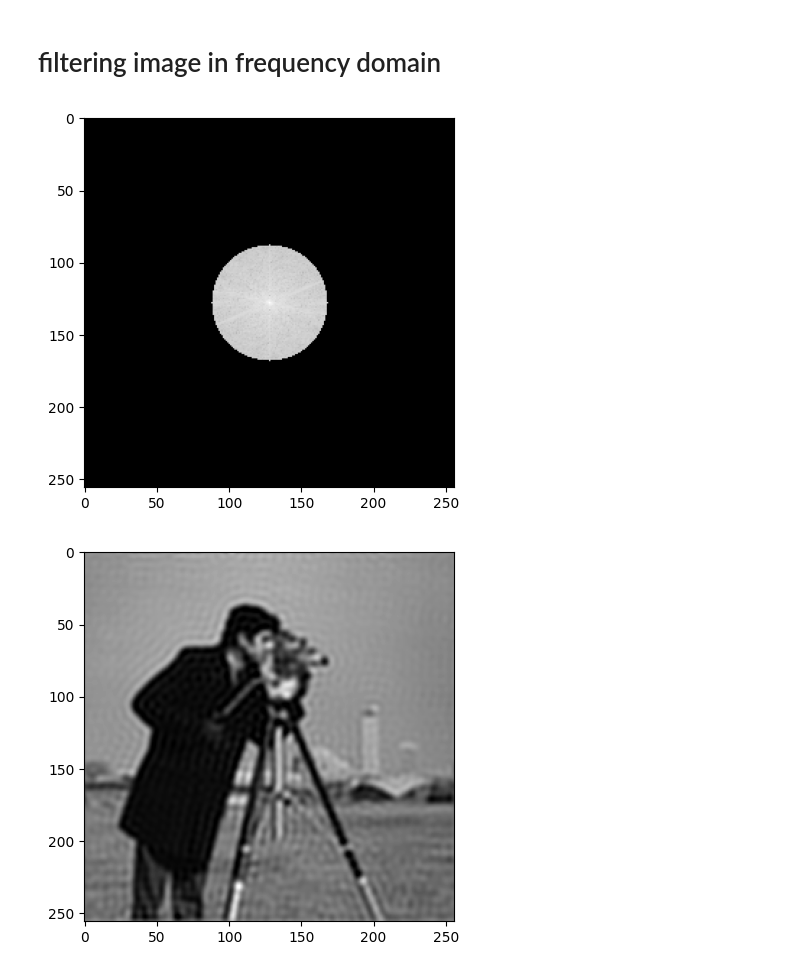
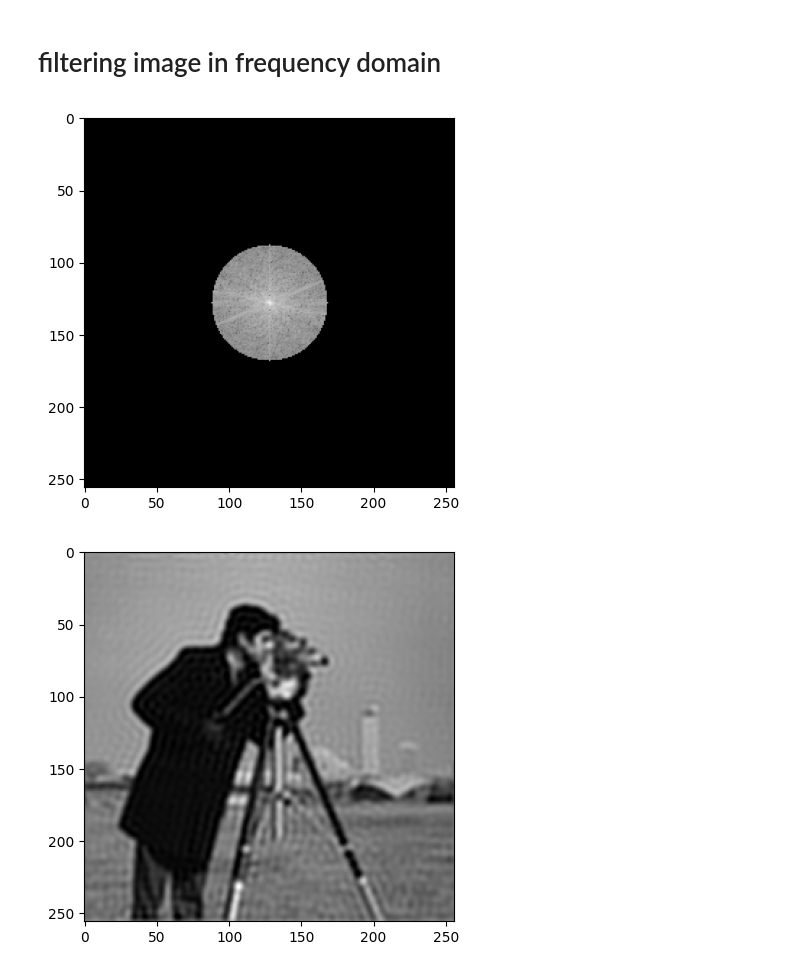
Before and after one commit to sphrk/array_indexing_examples_in_python, a Jupyter notebook: S07_image_filtering_in_freq_domain.ipynb, the cells around one changed output. Saved outputs shown, nothing was run; the diff lists cells and outputs as text; code cells hidden in the pictures.

```diff
--- a/S07_image_filtering_in_freq_domain.ipynb
+++ b/S07_image_filtering_in_freq_domain.ipynb
@@ -102,11 +102,11 @@ True
 # filtering image in frequency domain
 # %%
 IMG_2 = IMG * lpf
-IMG_2_mag = 20. * np.log(np.abs(IMG_2) + 1e-8)
+IMG_2_mag = np.log(1. + np.abs(IMG_2))
 
 plt.imshow(IMG_2_mag, cmap='gray')
 plt.show()
 # %% [output]
-[figure, old version]
+[figure, new version]
 # %%
 IMG_2 = IMG * lpf
```
Also changed, not shown: parts of 5 cells of this notebook.
